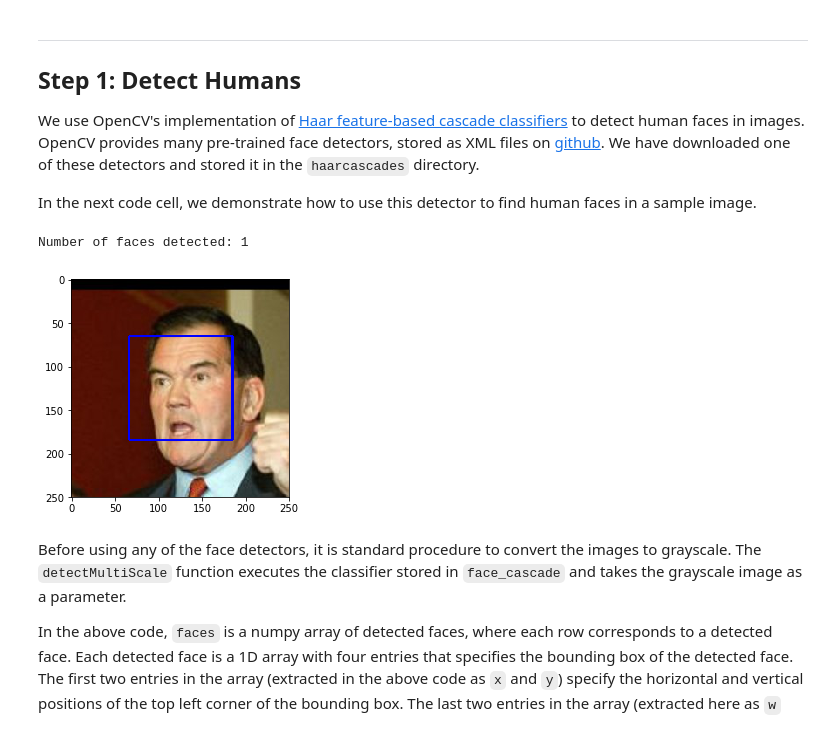
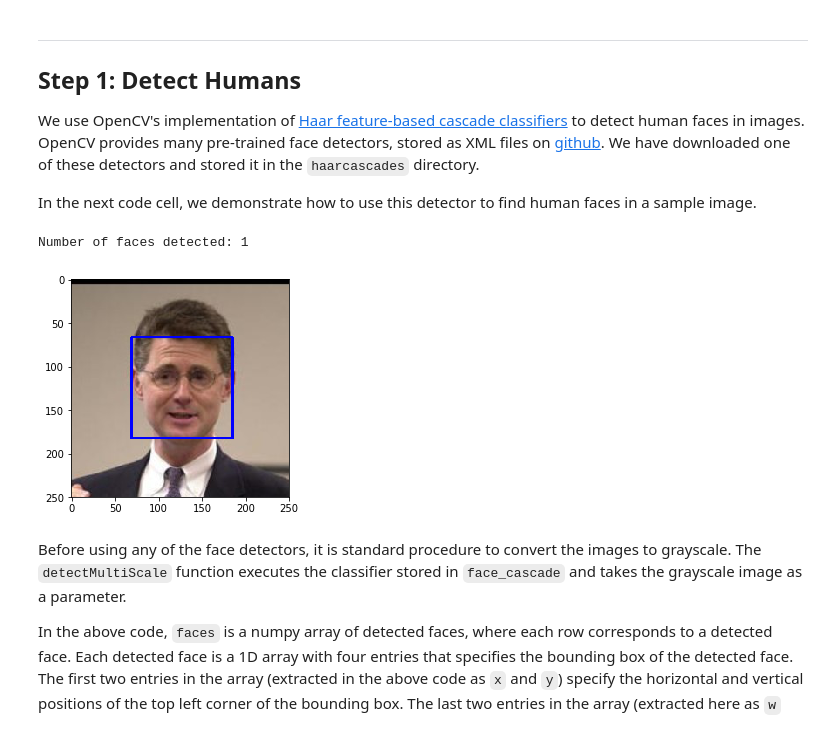
Before and after one commit to ShihanUTSA/Dog-breed-classifier--Convolutional-Neural-Network, a Jupyter notebook: dog_app.ipynb, the cells around one changed output. Drawn from its saved outputs; the diff is of its cells as text; code cells hidden in the pictures.

```diff
--- a/dog_app.ipynb
+++ b/dog_app.ipynb
@@ -115,35 +114,35 @@ In the next code cell, we demonstrate how to use this detector to find human fac
 import cv2
 import matplotlib.pyplot as plt
 %matplotlib inline
 
 # extract pre-trained face detector
 face_cascade = cv2.CascadeClassifier('haarcascades/haarcascade_frontalface_alt.xml')
 
 # load color (BGR) image
-img = cv2.imread(human_files[6])
+img = cv2.imread(human_files[2])
 # convert BGR image to grayscale
 gray = cv2.cvtColor(img, cv2.COLOR_BGR2GRAY)
 
 # find faces in image
 faces = face_cascade.detectMultiScale(gray)
 
 # print number of faces detected in the image
 print('Number of faces detected:', len(faces))
 
 # get bounding box for each detected face
 for (x,y,w,h) in faces:
     # add bounding box to color image
     cv2.rectangle(img,(x,y),(x+w,y+h),(255,0,0),2)
 
 # convert BGR image to RGB for plotting
 cv_rgb = cv2.cvtColor(img, cv2.COLOR_BGR2RGB)
 
 # display the image, along with bounding box
 plt.imshow(cv_rgb)
 plt.show()
 # %% [output]
 Number of faces detected: 1
-[figure, old version]
+[figure, new version]
 # %% [markdown]
 Before using any of the face detectors, it is standard procedure to convert the images to grayscale.  The `detectMultiScale` function executes the classifier stored in `face_cascade` and takes the grayscale image as a parameter.
 
```
Also changed, not shown: parts of 23 cells of this notebook.
